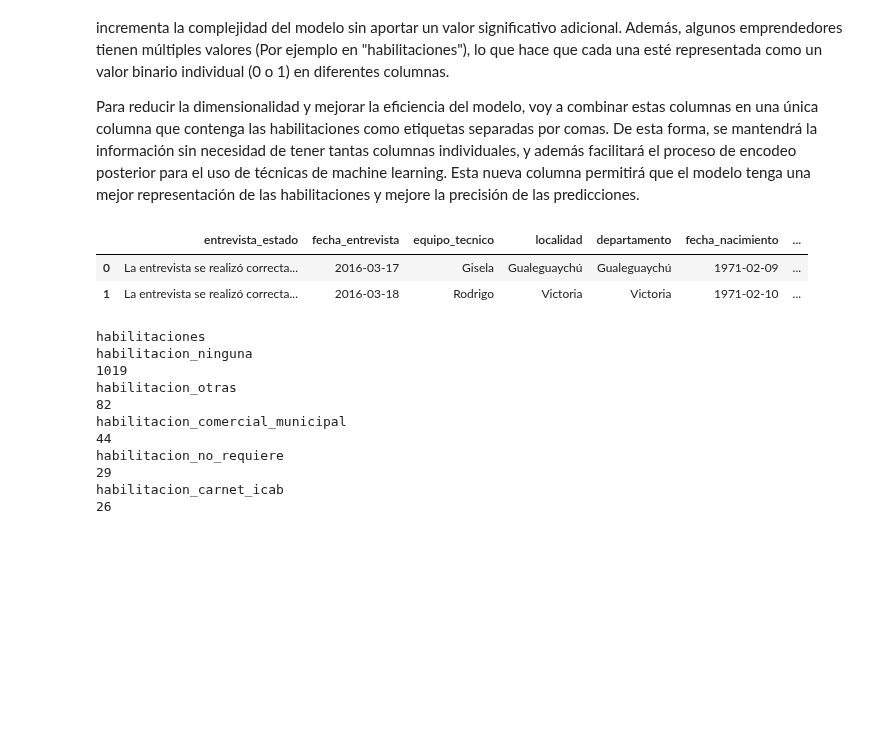
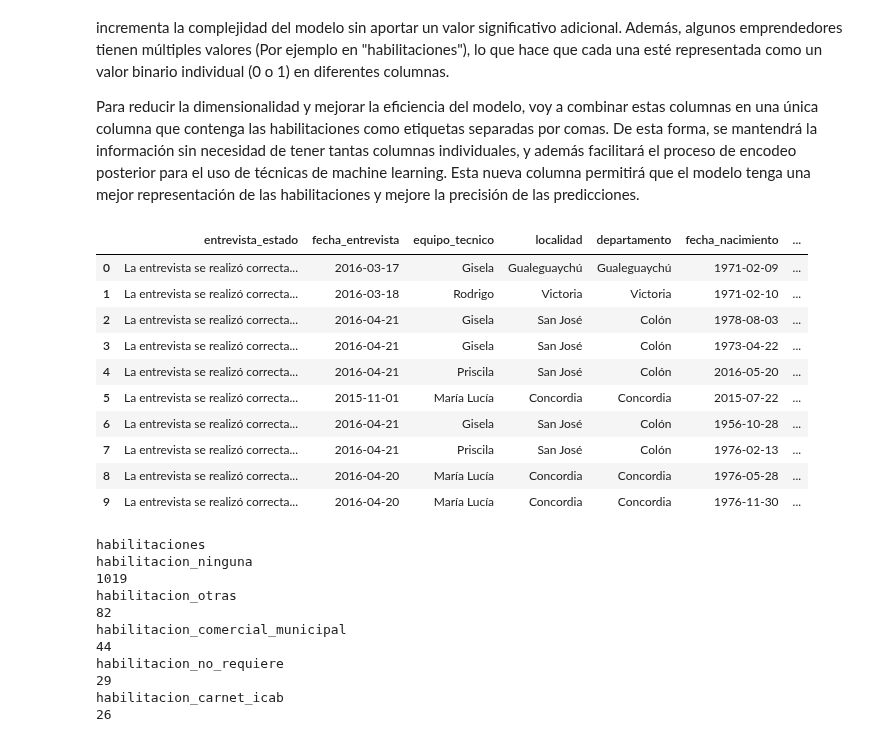
Before and after one commit to sosarodrigox/coderhouse_emprendedores_it, a Jupyter notebook: MachineLearning_SosaRodrigo.ipynb, the cells around one changed output. Cells and saved outputs as stored; diff of their text form; code cells hidden in the pictures; blank space fills up the shorter version.

```diff
--- a/MachineLearning_SosaRodrigo.ipynb
+++ b/MachineLearning_SosaRodrigo.ipynb
@@ -172,31 +172,39 @@ columnas_participacion_prog = [
 # %%
 # Ejecuto la funcion para combinar las columnas:
 
 df["habilitaciones"] = df.apply(
     combinar_columnas, columnas=columnas_habilitaciones, axis=1
 )
 df["capacitacion"] = df.apply(combinar_columnas, columnas=columnas_capacitacion, axis=1)
 df["donde_produce"] = df.apply(
     combinar_columnas, columnas=columnas_donde_produce, axis=1
 )
 df["como_ofrece"] = df.apply(combinar_columnas, columnas=columnas_como_ofrece, axis=1)
 df["participacion_prog"] = df.apply(
     combinar_columnas, columnas=columnas_participacion_prog, axis=1
 )
 
 # Borrar columnas de habilitaciones individuales
 df.drop(columnas_habilitaciones, axis=1, inplace=True)
 df.drop(columnas_capacitacion, axis=1, inplace=True)
 df.drop(columnas_donde_produce, axis=1, inplace=True)
 df.drop(columnas_como_ofrece, axis=1, inplace=True)
 df.drop(columnas_participacion_prog, axis=1, inplace=True)
 
 # Mostrar las primeras filas del DataFrame
-df.head(2)
+df.head(10)
 # %% [output]
 |  | entrevista_estado | fecha_entrevista | equipo_tecnico | localidad | departamento | fecha_nacimiento | ... |
 | 0 | La entrevista se realizó correcta... | 2016-03-17 | Gisela | Gualeguaychú | Gualeguaychú | 1971-02-09 | ... |
 | 1 | La entrevista se realizó correcta... | 2016-03-18 | Rodrigo | Victoria | Victoria | 1971-02-10 | ... |
+| 2 | La entrevista se realizó correcta... | 2016-04-21 | Gisela | San José | Colón | 1978-08-03 | ... |
+| 3 | La entrevista se realizó correcta... | 2016-04-21 | Gisela | San José | Colón | 1973-04-22 | ... |
+| 4 | La entrevista se realizó correcta... | 2016-04-21 | Priscila | San José | Colón | 2016-05-20 | ... |
+| 5 | La entrevista se realizó correcta... | 2015-11-01 | María Lucía | Concordia | Concordia | 2015-07-22 | ... |
+| 6 | La entrevista se realizó correcta... | 2016-04-21 | Gisela | San José | Colón | 1956-10-28 | ... |
+| 7 | La entrevista se realizó correcta... | 2016-04-21 | Priscila | San José | Colón | 1976-02-13 | ... |
+| 8 | La entrevista se realizó correcta... | 2016-04-20 | María Lucía | Concordia | Concordia | 1976-05-28 | ... |
+| 9 | La entrevista se realizó correcta... | 2016-04-20 | María Lucía | Concordia | Concordia | 1976-11-30 | ... |
 # %%
 df["habilitaciones"].value_counts()
 # %% [output]
```
Also changed, not shown: parts of 10 cells of this notebook, 7 other files.
